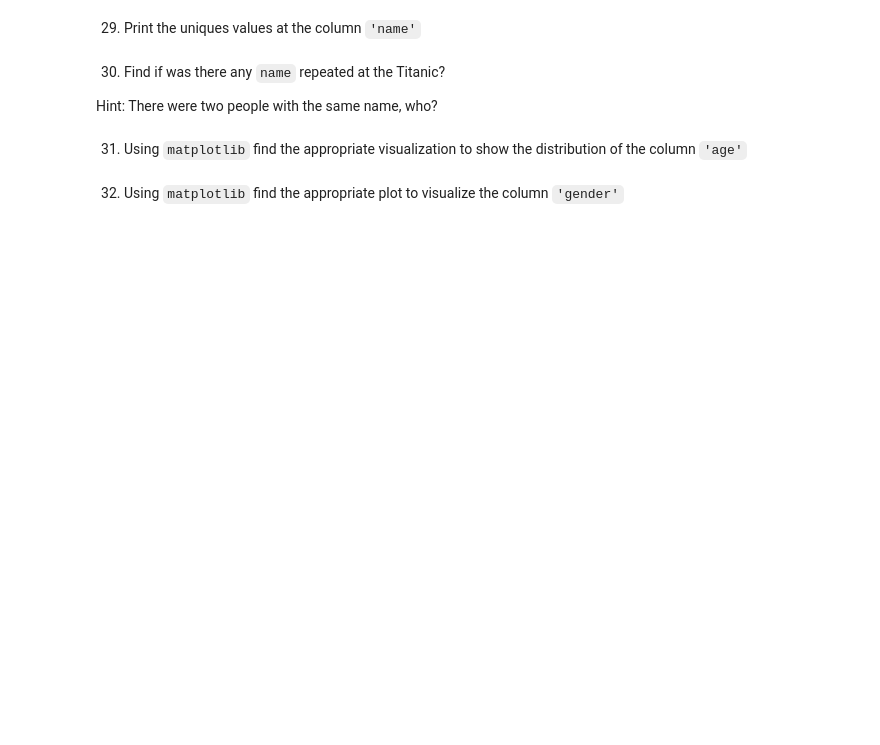
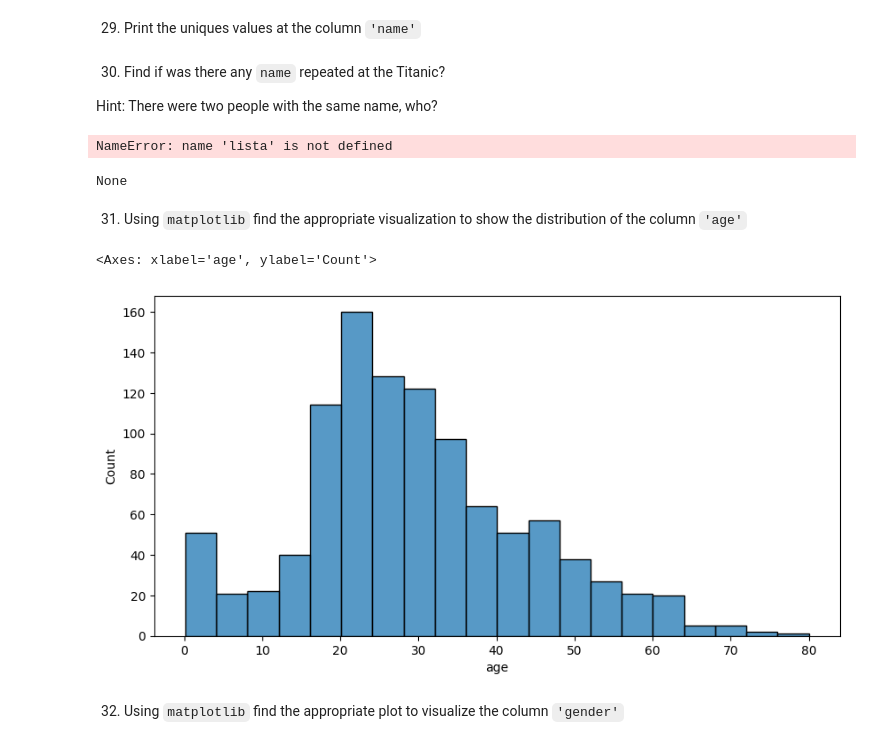
Before and after one commit to rafamd1/mi_copia_dsftmayo24semana1.1, a Jupyter notebook: semana 2/1_Data_Analysis/2-Pandas/Practica/7-Titanic/Titanic-exercise.ipynb, the cells around one changed output. Drawn from its saved outputs; the diff is of its cells as text; code cells hidden in the pictures; blank space fills up the shorter version.

```diff
--- a/semana 2/1_Data_Analysis/2-Pandas/Practica/7-Titanic/Titanic-exercise.ipynb
+++ b/semana 2/1_Data_Analysis/2-Pandas/Practica/7-Titanic/Titanic-exercise.ipynb
@@ -520,7 +565,30 @@ SyntaxError: invalid syntax. Maybe you meant '==' or ':=' instead of '='? (23216
 30. Find if was there any `name` repeated at the Titanic?
 
 Hint: There were two people with the same name, who?
+# %%
+lista_rep= []
+for i in range(len(lista)):
+    if i in lista == names[i]:
+        lista_rep.append(i)
+    else:
+        continue
+
+print(lista_rep)
+# %% [output]
+NameError: name 'lista' is not defined
+# %%
+print(find_repeat(nombres))
+# %% [output]
+None
 # %% [markdown]
 31. Using `matplotlib` find the appropriate visualization to show the distribution of the column `'age'`
+# %%
+import matplotlib.pyplot as plt
+import seaborn as sns
+plt.figure(figsize=(10,5))
+sns.histplot(x = df['age'], bins = 20)
+# %% [output]
+<Axes: xlabel='age', ylabel='Count'>
+[figure, added]
 # %% [markdown]
 32. Using `matplotlib` find the appropriate plot to visualize the column `'gender'`
```
Also changed, not shown: parts of 15 cells of this notebook.
